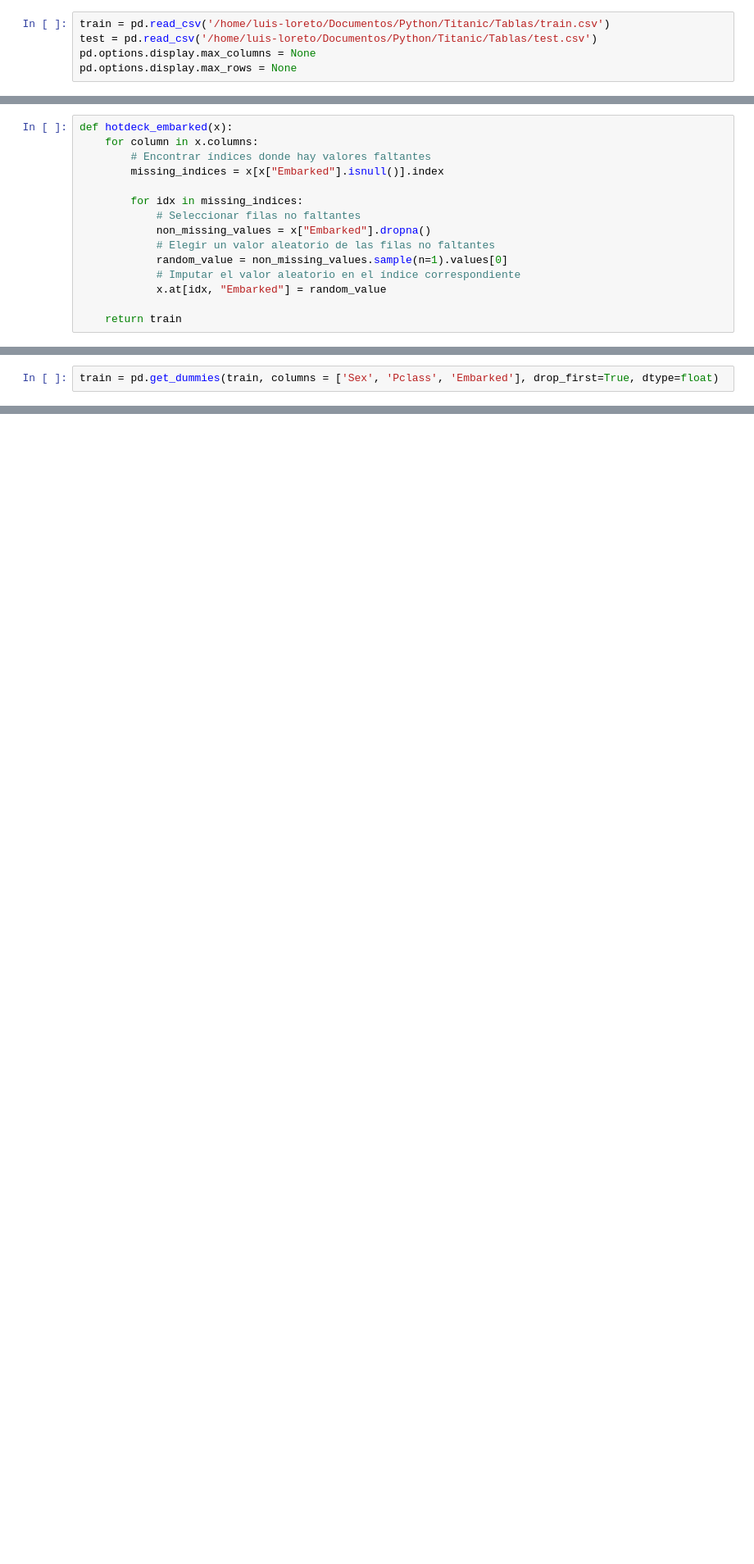
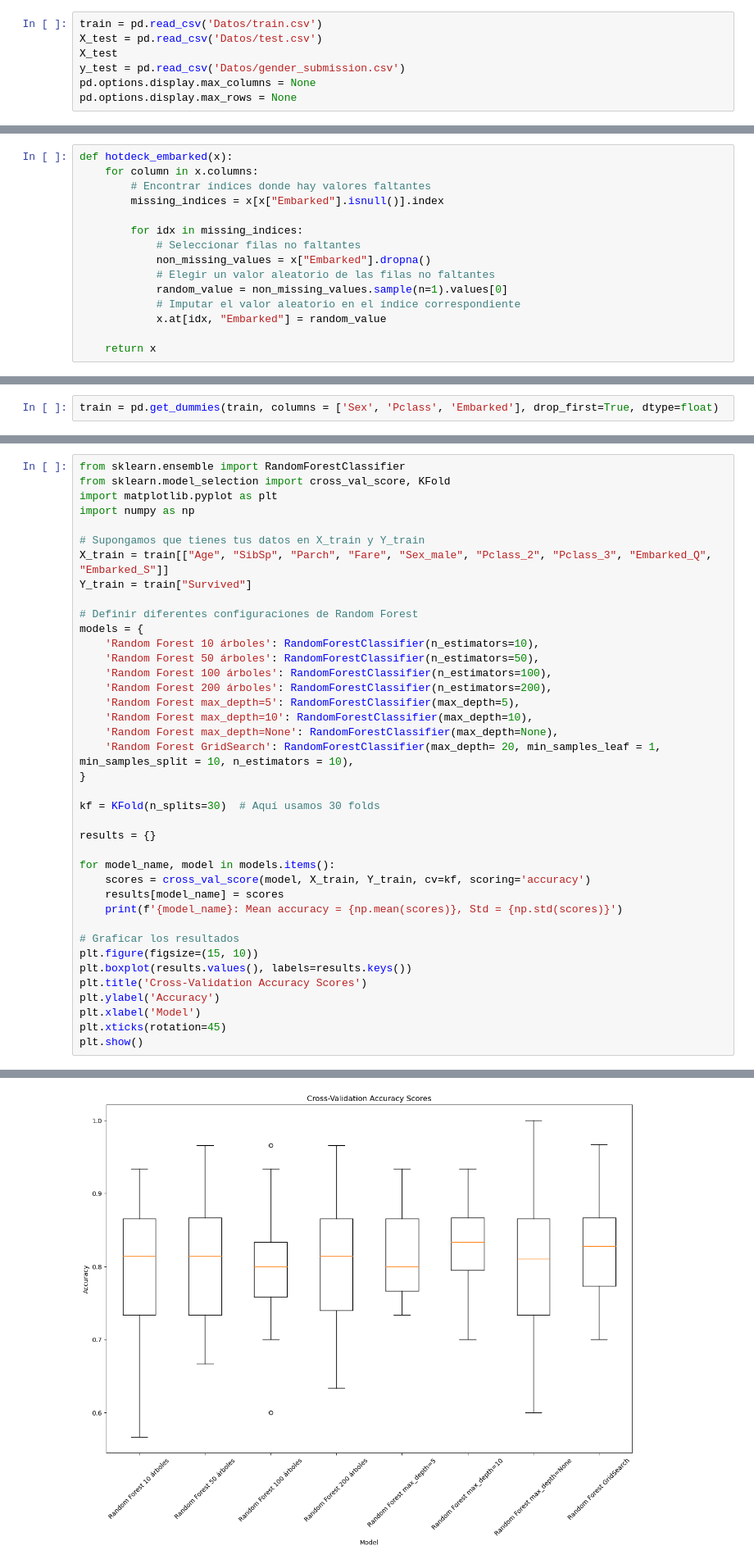
Before and after one commit to loreto73/Titanic, a Jupyter notebook: random_forest.ipynb, the cells around one changed output, grey strips where cells are left out. Shown at 82% size. Cells and saved outputs as stored; diff of their text form; blank space fills up the shorter version.

Commit message:
Se actualiza la predicción para random forest y regresión logistica. Ahora se añade crossvalidation y oversampling y en el caso del RF, gridsearch

```diff
--- a/random_forest.ipynb
+++ b/random_forest.ipynb
@@ -11,6 +23,8 @@ from sklearn.metrics import accuracy_score, confusion_matrix
 # %%
-train = pd.read_csv('/home/luis-loreto/Documentos/Python/Titanic/Tablas/train.csv')
-test = pd.read_csv('/home/luis-loreto/Documentos/Python/Titanic/Tablas/test.csv')
+train = pd.read_csv('Datos/train.csv')
+X_test = pd.read_csv('Datos/test.csv')
+X_test
+y_test = pd.read_csv('Datos/gender_submission.csv')
 pd.options.display.max_columns = None
 pd.options.display.max_rows = None
 # %%
@@ -42,7 +56,7 @@ def hotdeck_embarked(x):
             # Imputar el valor aleatorio en el índice correspondiente
             x.at[idx, "Embarked"] = random_value
 
-    return train
+    return x
 # %%
 def hotdeck_fare(x):
     for column in x.columns:
@@ -220,0 +118,40 @@ y_test.to_csv('random_forest.csv', index=False)
+# %%
+from sklearn.ensemble import RandomForestClassifier
+from sklearn.model_selection import cross_val_score, KFold
+import matplotlib.pyplot as plt
+import numpy as np
+
+# Supongamos que tienes tus datos en X_train y Y_train
+X_train = train[["Age", "SibSp", "Parch", "Fare", "Sex_male", "Pclass_2", "Pclass_3", "Embarked_Q", "Embarked_S"]]
+Y_train = train["Survived"]
+
+# Definir diferentes configuraciones de Random Forest
+models = {
+    'Random Forest 10 árboles': RandomForestClassifier(n_estimators=10),
+    'Random Forest 50 árboles': RandomForestClassifier(n_estimators=50),
+    'Random Forest 100 árboles': RandomForestClassifier(n_estimators=100),
+    'Random Forest 200 árboles': RandomForestClassifier(n_estimators=200),
+    'Random Forest max_depth=5': RandomForestClassifier(max_depth=5),
+    'Random Forest max_depth=10': RandomForestClassifier(max_depth=10),
+    'Random Forest max_depth=None': RandomForestClassifier(max_depth=None),
+    'Random Forest GridSearch': RandomForestClassifier(max_depth= 20, min_samples_leaf = 1, min_samples_split = 10, n_estimators = 10),
+}
+
+kf = KFold(n_splits=30)  # Aquí usamos 30 folds
+
+results = {}
+
+for model_name, model in models.items():
+    scores = cross_val_score(model, X_train, Y_train, cv=kf, scoring='accuracy')
+    results[model_name] = scores
+    print(f'{model_name}: Mean accuracy = {np.mean(scores)}, Std = {np.std(scores)}')
+
+# Graficar los resultados
+plt.figure(figsize=(15, 10))
+plt.boxplot(results.values(), labels=results.keys())
+plt.title('Cross-Validation Accuracy Scores')
+plt.ylabel('Accuracy')
+plt.xlabel('Model')
+plt.xticks(rotation=45)
+plt.show()
+# %% [output]
@@ -220,0 +166 @@ y_test.to_csv('random_forest.csv', index=False)
+[figure, added]
```
Also changed, not shown: parts of 37 cells of this notebook, 2 other files.
